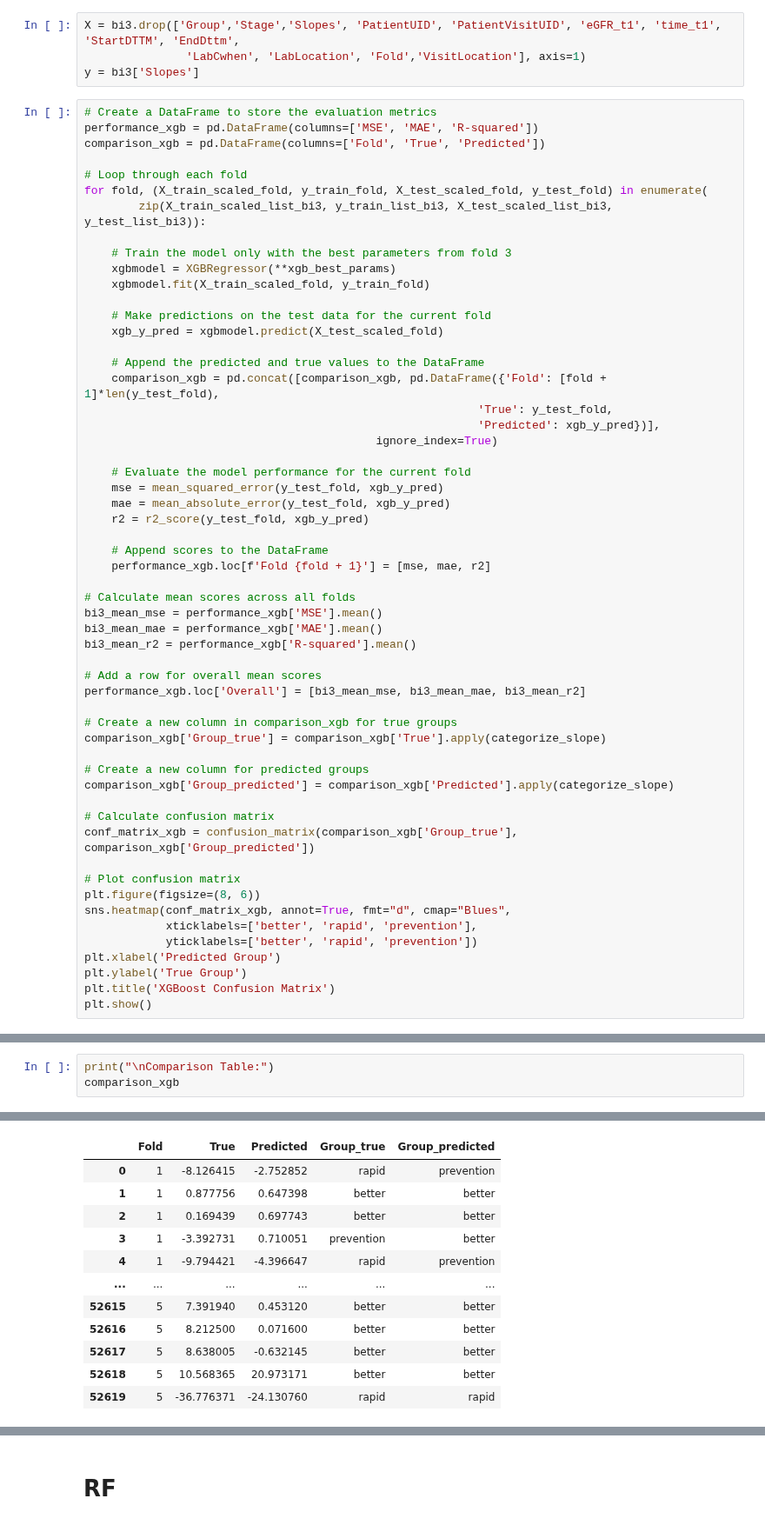
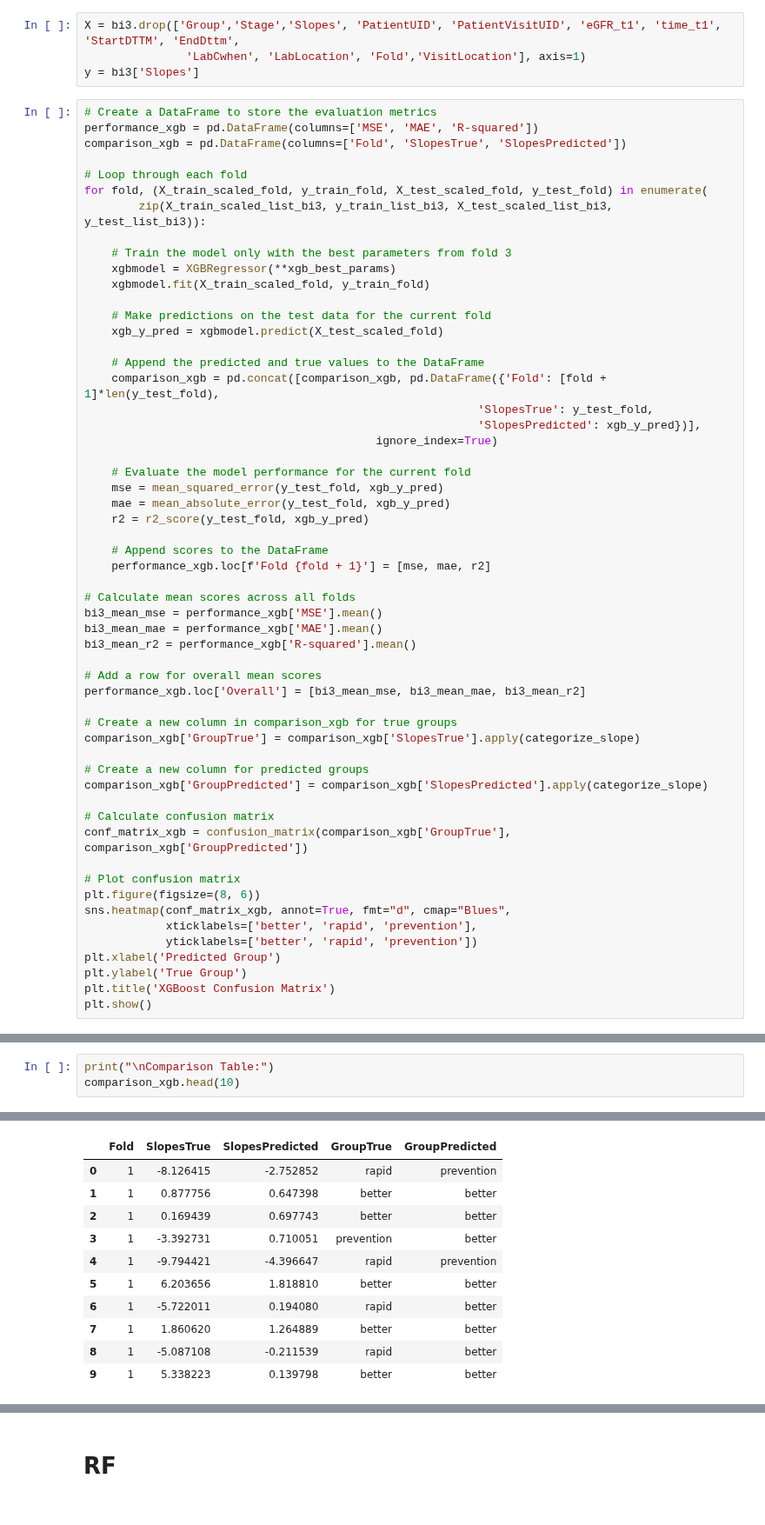
Before and after one commit to nxxk23/PROJECT, a Jupyter notebook: RegressionMapClass.ipynb, the cells around one changed output, grey strips where cells are left out. Shown at 87% size. Cells and saved outputs as stored; diff of their text form.

```diff
--- a/RegressionMapClass.ipynb
+++ b/RegressionMapClass.ipynb
@@ -277,7 +270,7 @@ y = bi3['Slopes']
 # %%
 # Create a DataFrame to store the evaluation metrics
 performance_xgb = pd.DataFrame(columns=['MSE', 'MAE', 'R-squared'])
-comparison_xgb = pd.DataFrame(columns=['Fold', 'True', 'Predicted'])
+comparison_xgb = pd.DataFrame(columns=['Fold', 'SlopesTrue', 'SlopesPredicted'])
 
 # Loop through each fold
 for fold, (X_train_scaled_fold, y_train_fold, X_test_scaled_fold, y_test_fold) in enumerate(
@@ -292,8 +285,8 @@ for fold, (X_train_scaled_fold, y_train_fold, X_test_scaled_fold, y_test_fold) i
 
     # Append the predicted and true values to the DataFrame
     comparison_xgb = pd.concat([comparison_xgb, pd.DataFrame({'Fold': [fold + 1]*len(y_test_fold),
-                                                          'True': y_test_fold,
-                                                          'Predicted': xgb_y_pred})],
+                                                          'SlopesTrue': y_test_fold,
+                                                          'SlopesPredicted': xgb_y_pred})],
                                            ignore_index=True)
 
     # Evaluate the model performance for the current fold
@@ -313,13 +306,13 @@ bi3_mean_r2 = performance_xgb['R-squared'].mean()
 performance_xgb.loc['Overall'] = [bi3_mean_mse, bi3_mean_mae, bi3_mean_r2]
 
 # Create a new column in comparison_xgb for true groups
-comparison_xgb['Group_true'] = comparison_xgb['True'].apply(categorize_slope)
+comparison_xgb['GroupTrue'] = comparison_xgb['SlopesTrue'].apply(categorize_slope)
 
 # Create a new column for predicted groups
-comparison_xgb['Group_predicted'] = comparison_xgb['Predicted'].apply(categorize_slope)
+comparison_xgb['GroupPredicted'] = comparison_xgb['SlopesPredicted'].apply(categorize_slope)
 
 # Calculate confusion matrix
-conf_matrix_xgb = confusion_matrix(comparison_xgb['Group_true'], comparison_xgb['Group_predicted'])
+conf_matrix_xgb = confusion_matrix(comparison_xgb['GroupTrue'], comparison_xgb['GroupPredicted'])
 
 # Plot confusion matrix
 plt.figure(figsize=(8, 6))
@@ -346,18 +339,17 @@ Performance Metrics:
 | Overall | 75.407683 | 5.966448 | 0.212276 |
 # %%
 print("\nComparison Table:")
-comparison_xgb
+comparison_xgb.head(10)
 # %% [output]
 Comparison Table:
-|  | Fold | True | Predicted | Group_true | Group_predicted |
+|  | Fold | SlopesTrue | SlopesPredicted | GroupTrue | GroupPredicted |
 | 0 | 1 | -8.126415 | -2.752852 | rapid | prevention |
 | 1 | 1 | 0.877756 | 0.647398 | better | better |
 | 2 | 1 | 0.169439 | 0.697743 | better | better |
 | 3 | 1 | -3.392731 | 0.710051 | prevention | better |
 | 4 | 1 | -9.794421 | -4.396647 | rapid | prevention |
-| ... | ... | ... | ... | ... | ... |
-| 52615 | 5 | 7.391940 | 0.453120 | better | better |
-| 52616 | 5 | 8.212500 | 0.071600 | better | better |
-| 52617 | 5 | 8.638005 | -0.632145 | better | better |
-| 52618 | 5 | 10.568365 | 20.973171 | better | better |
-| 52619 | 5 | -36.776371 | -24.130760 | rapid | rapid |
+| 5 | 1 | 6.203656 | 1.818810 | better | better |
+| 6 | 1 | -5.722011 | 0.194080 | rapid | better |
+| 7 | 1 | 1.860620 | 1.264889 | better | better |
+| 8 | 1 | -5.087108 | -0.211539 | rapid | better |
+| 9 | 1 | 5.338223 | 0.139798 | better | better |
```
Also changed, not shown: parts of 20 cells of this notebook.
